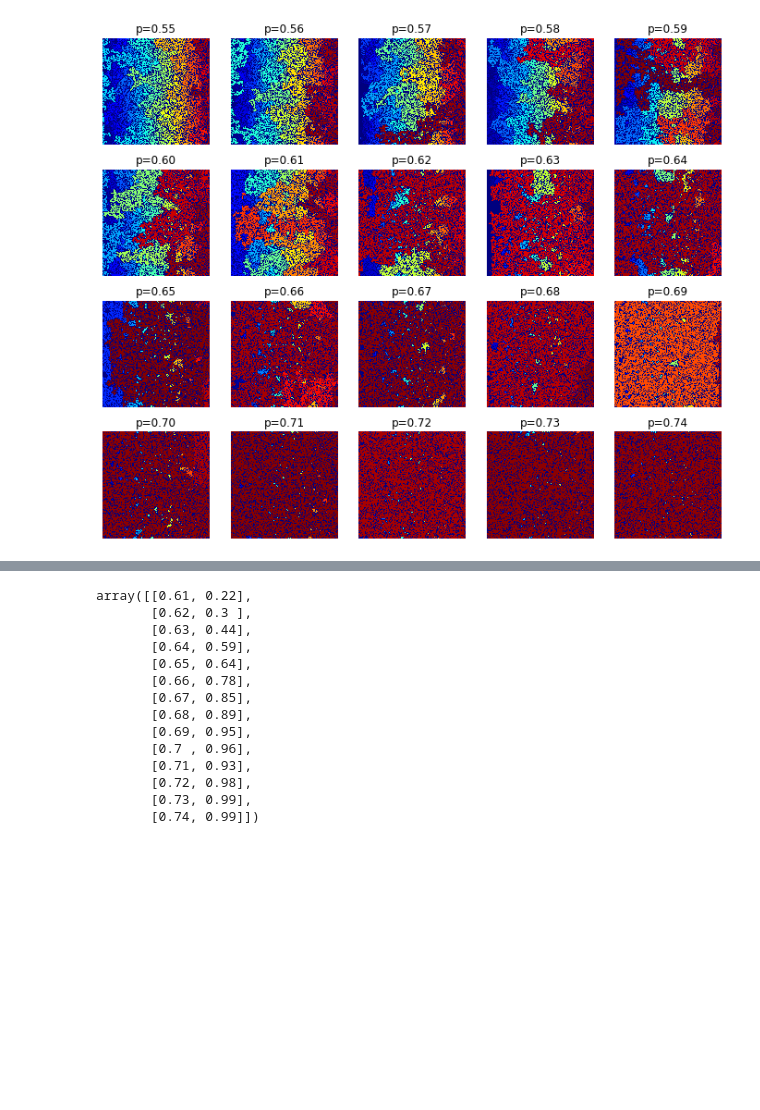
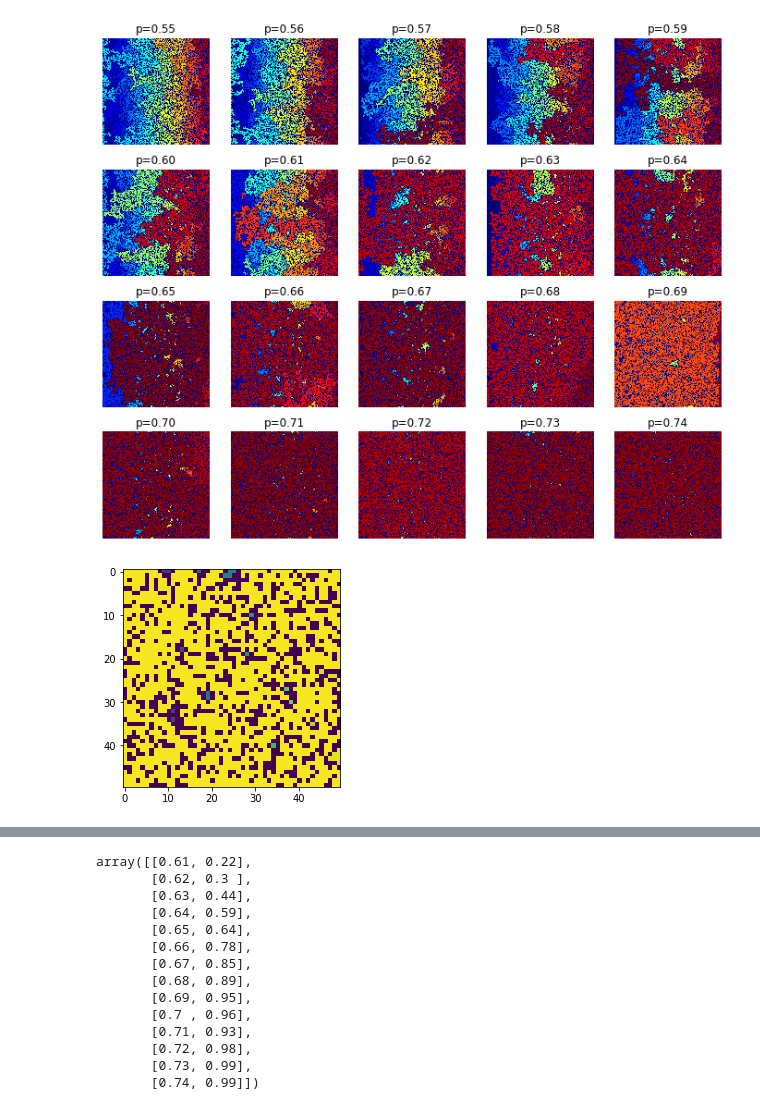
Before and after one commit to alifele/Montecarlo-and-Molecular-dynamics, a Jupyter notebook: Python/Percolation/Hoshen_copelman.ipynb, the cells around one changed output, grey strips where cells are left out. Saved outputs shown, nothing was run; the diff lists cells and outputs as text; code cells hidden in the pictures; blank space fills up the shorter version.

```diff
--- a/Python/Percolation/Hoshen_copelman.ipynb
+++ b/Python/Percolation/Hoshen_copelman.ipynb
@@ -282,16 +282,18 @@ for p in p_list:
 # %% [output]
 [figure]
 # %%
-Q = 100
-L=300
+Q = 40
+L=50
 data=[]
-p_list = np.arange(0.55,0.75,0.01)
+p_list = np.arange(0.5,0.7,0.01)
 for p in p_list:
     state=0
     for experiment in range(Q):
         state += Run_full_Experiment(L,p)
     state/=Q
     data.append((p, state))
+# %% [output]
+[figure, added]
 # %%
 data = np.array(data)
 plt.scatter(data[:,0], data[:,1], c='red', label='L={}\nQ={}\n'.format(L,Q))
```
Also changed, not shown: parts of 4 cells of this notebook, 2 other files.
